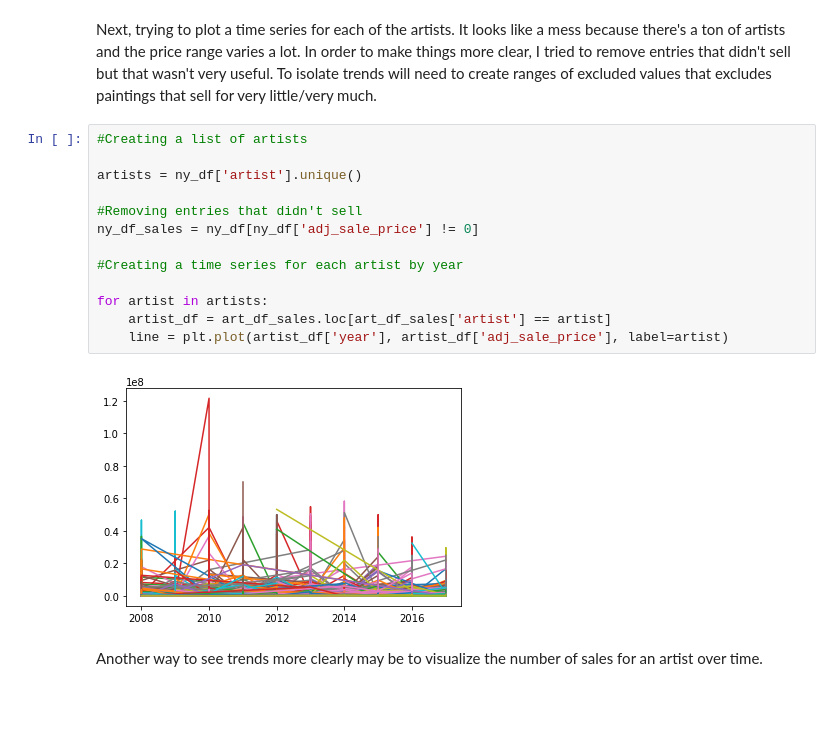
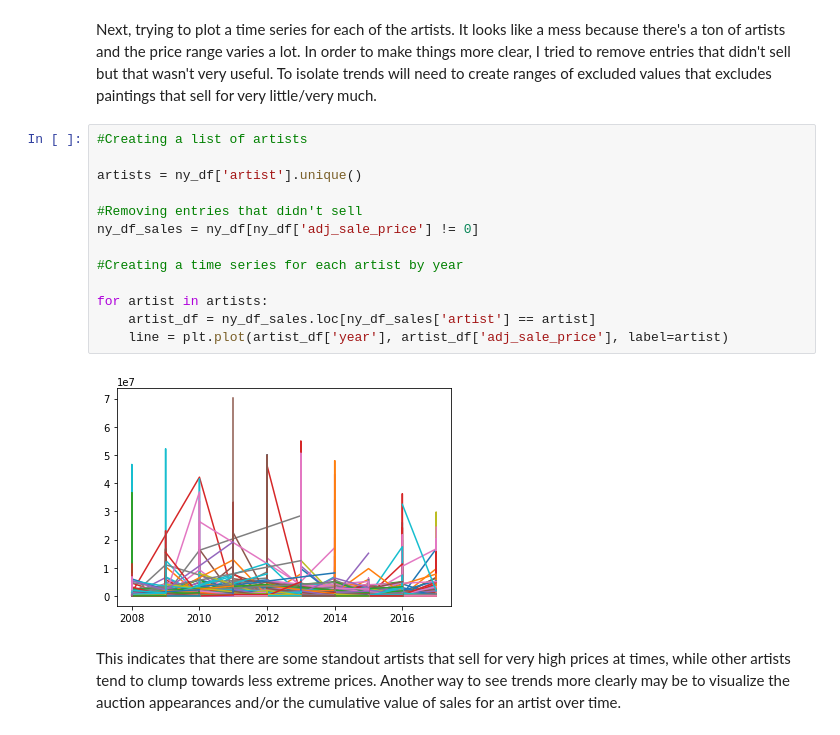
Before and after one commit to alchemicHen/art_project_november, a Jupyter notebook: art_eda.ipynb, the cells around one changed output. Cells and saved outputs as stored; diff of their text form; blank space fills up the shorter version.

```diff
--- a/art_eda.ipynb
+++ b/art_eda.ipynb
@@ -96,17 +117,17 @@ Next, trying to plot a time series for each of the artists. It looks like a mess
 # %%
 #Creating a list of artists
 
 artists = ny_df['artist'].unique()
 
 #Removing entries that didn't sell
 ny_df_sales = ny_df[ny_df['adj_sale_price'] != 0]
 
 #Creating a time series for each artist by year
 
 for artist in artists:
-    artist_df = art_df_sales.loc[art_df_sales['artist'] == artist]
+    artist_df = ny_df_sales.loc[ny_df_sales['artist'] == artist]
     line = plt.plot(artist_df['year'], artist_df['adj_sale_price'], label=artist)
 # %% [output]
-[figure, old version]
+[figure, new version]
 # %% [markdown]
-Another way to see trends more clearly may be to visualize the number of sales for an artist over time.
+This indicates that there are some standout artists that sell for very high prices at times, while other artists tend to clump towards less extreme prices. Another way to see trends more clearly may be to visualize the auction appearances and/or the cumulative value of sales for an artist over time.
```
Also changed, not shown: parts of 7 cells of this notebook.
